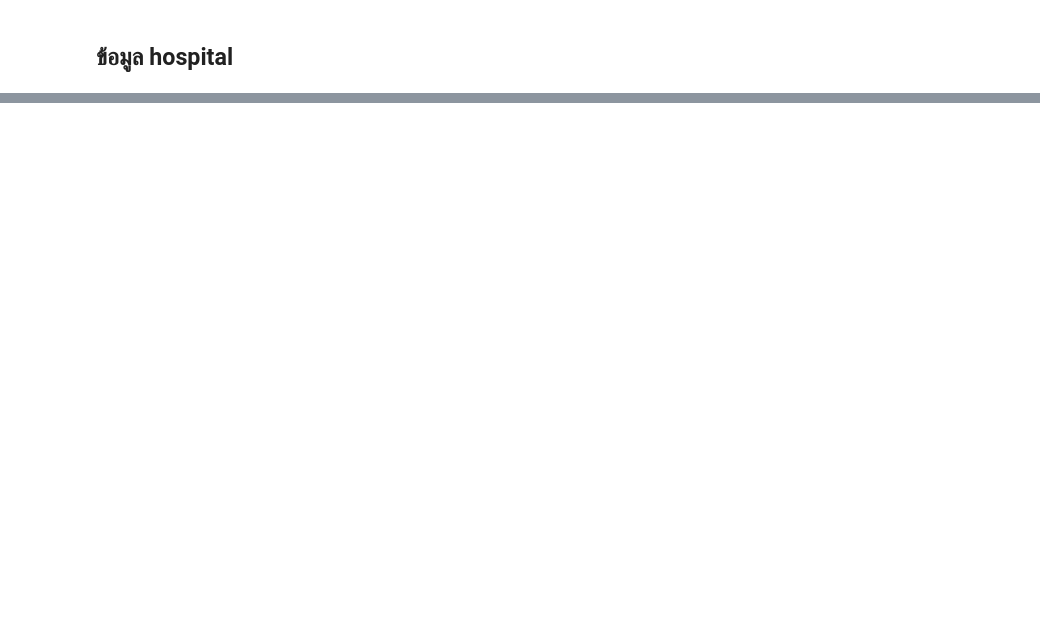
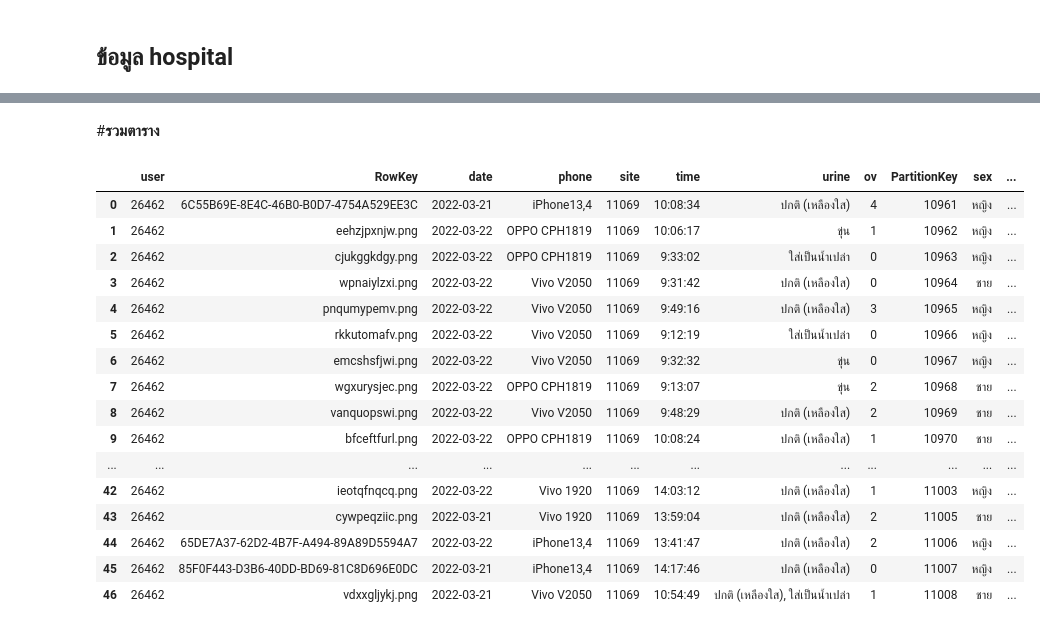
Before and after one commit to suphalaksana/data_viz_2022, a Jupyter notebook: Final_exam.ipynb, the cells around one changed output, grey strips where cells are left out. Drawn from its saved outputs; the diff is of its cells as text; code cells hidden in the pictures; blank space fills up the shorter version.

```diff
--- a/Final_exam.ipynb
+++ b/Final_exam.ipynb
@@ -227,0 +559,2 @@ data_alldb_drop
+# %%
+data12['name'] = data12['name'].fillna('คลินิกแห่งหนึ่ง')
@@ -227,0 +588,5 @@ data_alldb_drop
+# %%
+data12['zone_name'][16800] = 'สาขาพื้นที่(อุบลราชธานี)'
+data12['zone_name'][16803] = 'สาขาพื้นที่(นครราชสีมา)'
+data12['zone_name'][16805] = 'สาขาพื้นที่(ขอนแก่น)'
+data12['zone_name'][16810] = 'สาขาพื้นที่(ขอนแก่น)'
@@ -227,0 +629,2 @@ data_alldb_drop
+# %%
+data12['amphur'] = data12['amphur'].fillna('ไม่ระบุ')
@@ -227,0 +657,4 @@ data_alldb_drop
+# %%
+data12['name5'][16474] = 'คลินิกเอกชน'
+data12['name5'][16484] = 'คลินิกเอกชน'
+data12['name5'][16486] = 'คลินิกเอกชน'
@@ -227,0 +685,23 @@ data_alldb_drop
+# %% [markdown]
+#**รวมตาราง**
+# %%
+data = data11.merge(data12,how='left',left_on='site',right_on='hcode')     # เชื่อมตาราง
+data
+# %% [output]
+|  | user | RowKey | date | phone | site | time | urine | ov | PartitionKey | sex | ... |
+| 0 | 26462 | 6C55B69E-8E4C-46B0-B0D7-4754A529EE3C | 2022-03-21 | iPhone13,4 | 11069 | 10:08:34 | ปกติ (เหลืองใส) | 4 | 10961 | หญิง | ... |
+| 1 | 26462 | eehzjpxnjw.png | 2022-03-22 | OPPO CPH1819 | 11069 | 10:06:17 | ขุ่น | 1 | 10962 | หญิง | ... |
+| 2 | 26462 | cjukggkdgy.png | 2022-03-22 | OPPO CPH1819 | 11069 | 9:33:02 | ใส่เป็นน้ำเปล่า | 0 | 10963 | หญิง | ... |
+| 3 | 26462 | wpnaiylzxi.png | 2022-03-22 | Vivo V2050 | 11069 | 9:31:42 | ปกติ (เหลืองใส) | 0 | 10964 | ชาย | ... |
+| 4 | 26462 | pnqumypemv.png | 2022-03-22 | Vivo V2050 | 11069 | 9:49:16 | ปกติ (เหลืองใส) | 3 | 10965 | หญิง | ... |
+| 5 | 26462 | rkkutomafv.png | 2022-03-22 | Vivo V2050 | 11069 | 9:12:19 | ใส่เป็นน้ำเปล่า | 0 | 10966 | หญิง | ... |
+| 6 | 26462 | emcshsfjwi.png | 2022-03-22 | Vivo V2050 | 11069 | 9:32:32 | ขุ่น | 0 | 10967 | หญิง | ... |
+| 7 | 26462 | wgxurysjec.png | 2022-03-22 | OPPO CPH1819 | 11069 | 9:13:07 | ขุ่น | 2 | 10968 | ชาย | ... |
+| 8 | 26462 | vanquopswi.png | 2022-03-22 | Vivo V2050 | 11069 | 9:48:29 | ปกติ (เหลืองใส) | 2 | 10969 | ชาย | ... |
+| 9 | 26462 | bfceftfurl.png | 2022-03-22 | OPPO CPH1819 | 11069 | 10:08:24 | ปกติ (เหลืองใส) | 1 | 10970 | ชาย | ... |
+| ... | ... | ... | ... | ... | ... | ... | ... | ... | ... | ... | ... |
+| 42 | 26462 | ieotqfnqcq.png | 2022-03-22 | Vivo 1920 | 11069 | 14:03:12 | ปกติ (เหลืองใส) | 1 | 11003 | หญิง | ... |
+| 43 | 26462 | cywpeqziic.png | 2022-03-21 | Vivo 1920 | 11069 | 13:59:04 | ปกติ (เหลืองใส) | 2 | 11005 | ชาย | ... |
+| 44 | 26462 | 65DE7A37-62D2-4B7F-A494-89A89D5594A7 | 2022-03-22 | iPhone13,4 | 11069 | 13:41:47 | ปกติ (เหลืองใส) | 2 | 11006 | หญิง | ... |
+| 45 | 26462 | 85F0F443-D3B6-40DD-BD69-81C8D696E0DC | 2022-03-21 | iPhone13,4 | 11069 | 14:17:46 | ปกติ (เหลืองใส) | 0 | 11007 | หญิง | ... |
+| 46 | 26462 | vdxxgljykj.png | 2022-03-21 | Vivo V2050 | 11069 | 10:54:49 | ปกติ (เหลืองใส), ใส่เป็นน้ำเปล่า | 1 | 11008 | ชาย | ... |
```
Also changed, not shown: parts of 87 cells of this notebook.
